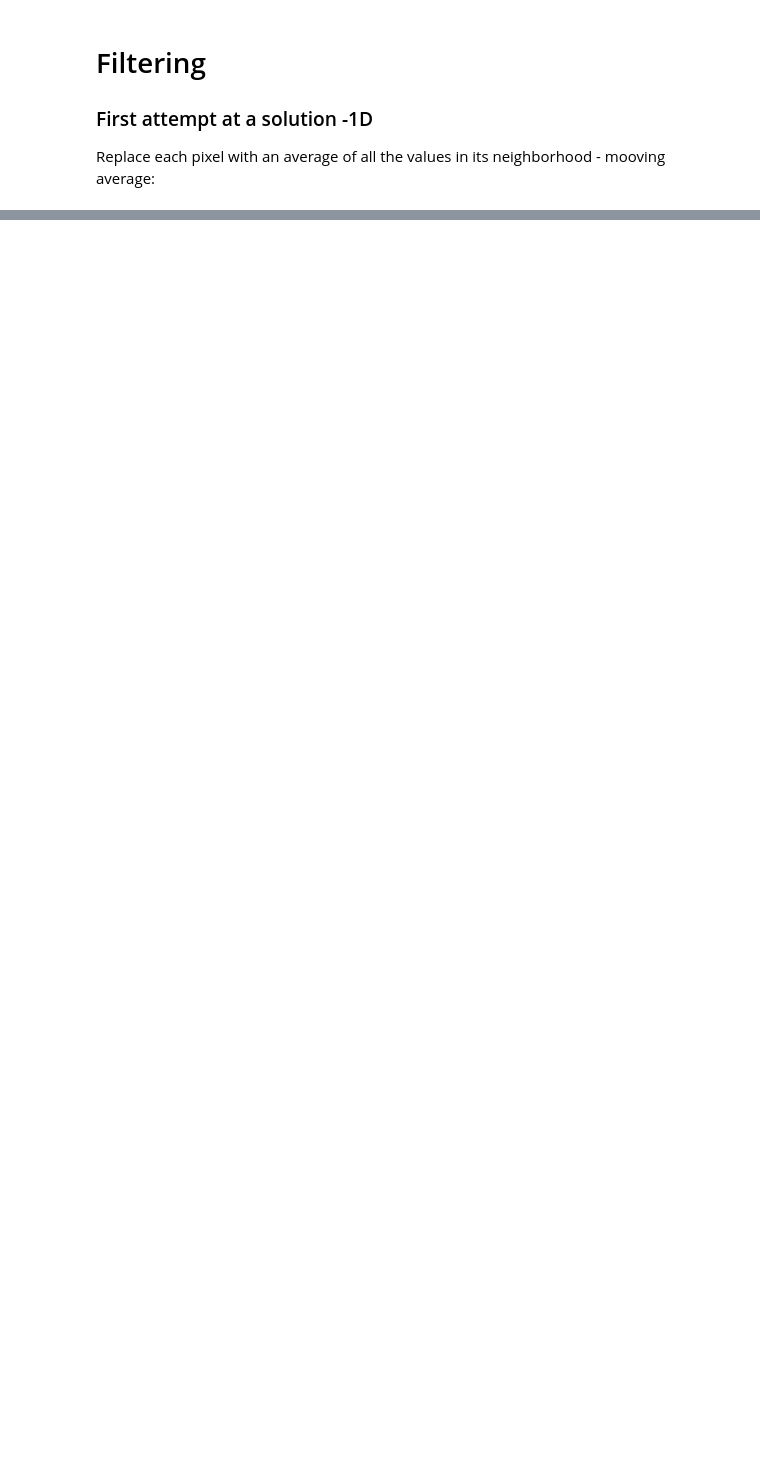
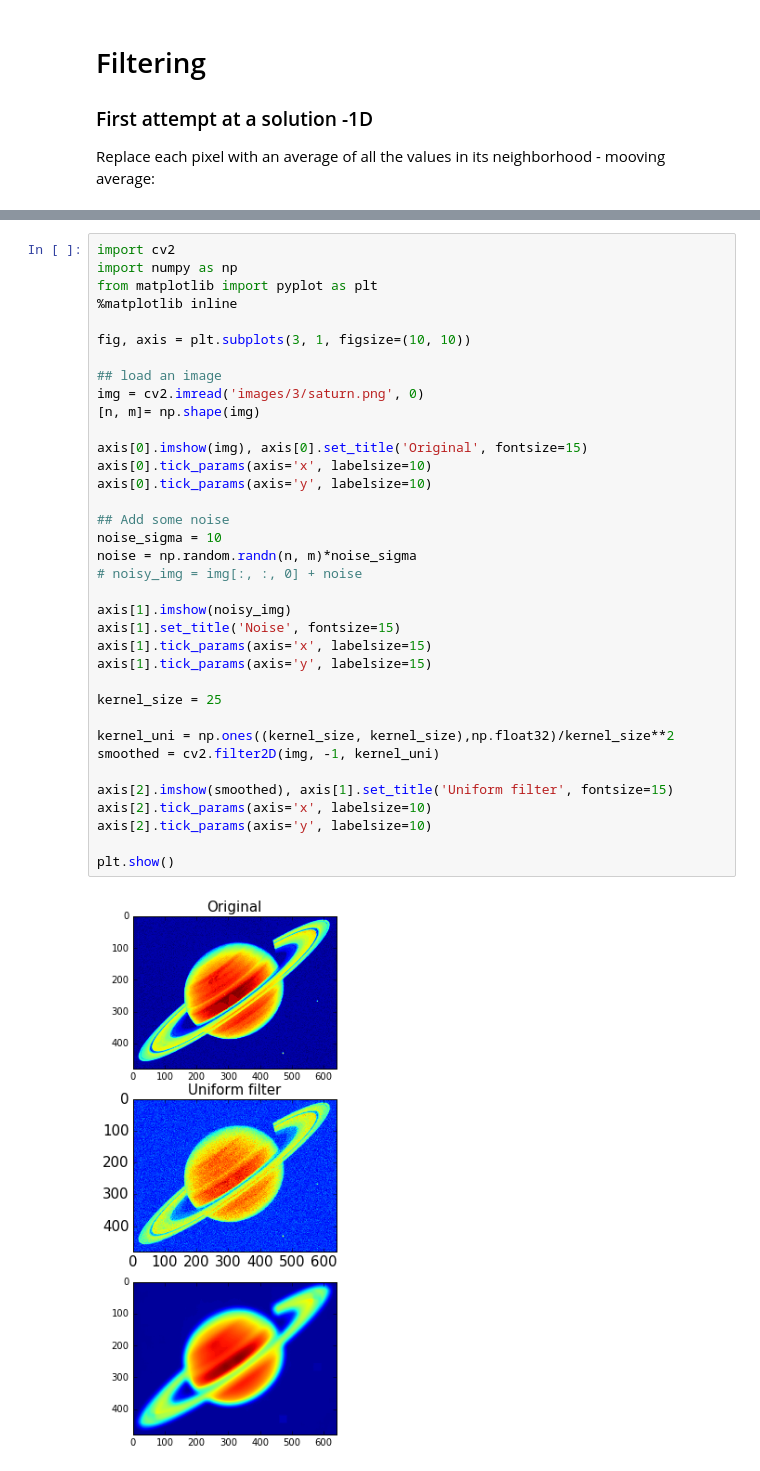
Before and after one commit to liprin1129/Computer-Vision, a Jupyter notebook: 3. Filtering.ipynb, the cells around one changed output, grey strips where cells are left out. Drawn from its saved outputs; the diff is of its cells as text; blank space fills up the shorter version.

```diff
--- a/3. Filtering.ipynb
+++ b/3. Filtering.ipynb
@@ -61,3 +83,41 @@ __Smoothing with a Gaussian__
+# %%
+import cv2
+import numpy as np
+from matplotlib import pyplot as plt
+%matplotlib inline
+
+fig, axis = plt.subplots(3, 1, figsize=(10, 10))
+
+## load an image
+img = cv2.imread('images/3/saturn.png', 0)
+[n, m]= np.shape(img)
+
+axis[0].imshow(img), axis[0].set_title('Original', fontsize=15)
+axis[0].tick_params(axis='x', labelsize=10)
+axis[0].tick_params(axis='y', labelsize=10)
+
+## Add some noise
+noise_sigma = 10
+noise = np.random.randn(n, m)*noise_sigma
+# noisy_img = img[:, :, 0] + noise
+
+axis[1].imshow(noisy_img)
+axis[1].set_title('Noise', fontsize=15)
+axis[1].tick_params(axis='x', labelsize=15)
+axis[1].tick_params(axis='y', labelsize=15)
+
+kernel_size = 25
+
+kernel_uni = np.ones((kernel_size, kernel_size),np.float32)/kernel_size**2
+smoothed = cv2.filter2D(img, -1, kernel_uni)
+
+axis[2].imshow(smoothed), axis[1].set_title('Uniform filter', fontsize=15)
+axis[2].tick_params(axis='x', labelsize=10)
+axis[2].tick_params(axis='y', labelsize=10)
+
+plt.show()
+# %% [output]
+[figure, added]
 # %%
 from PIL import Image
 import numpy as np
```
Also changed, not shown: parts of 8 cells of this notebook, 1 other file.
